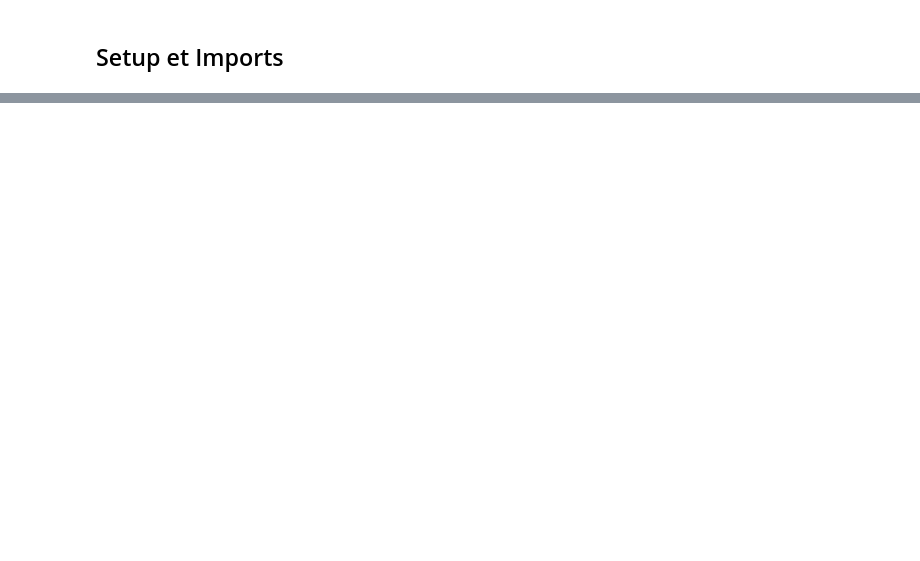
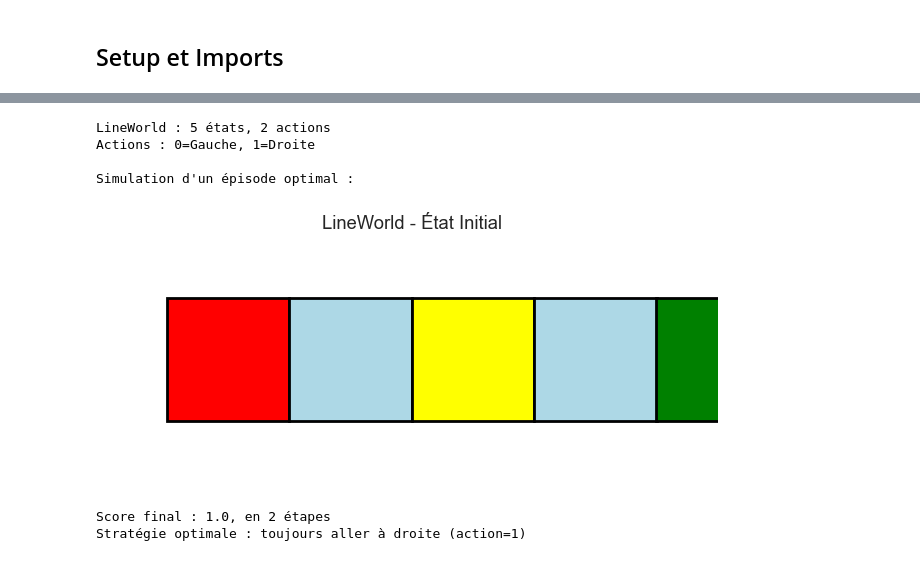
Before and after one commit to lseillier229/drl, a Jupyter notebook: experimental_report_notebook.ipynb, the cells around one changed output, grey strips where cells are left out. Saved outputs shown, nothing was run; the diff lists cells and outputs as text; code cells hidden in the pictures; blank space fills up the shorter version.

Commit message:
ajout notebook test

```diff
--- a/experimental_report_notebook.ipynb
+++ b/experimental_report_notebook.ipynb
@@ -74,17 +39,0 @@ print(f"\n🏁 Épisode terminé. Score final : {env.score()}")
-# %%
-# Démonstration GridWorld
-env = GridWorld()
-print(f"🏗️ GridWorld : {env.num_states()} états, {env.num_actions()} actions")
-print(f"Actions : 0=UP, 1=RIGHT, 2=DOWN, 3=LEFT")
-print(f"\nÉtat initial :")
-env.render()
-
-# Test d'une séquence d'actions
-actions = [1, 1, 1, 1, 2, 2, 2, 2]  # droite×4, bas×4
-print("Séquence d'actions : RIGHT×4, DOWN×4")
-for action in actions:
-    if not env.is_game_over():
-        env.step(action)
-
-print(f"\nÉtat final :")
-env.render()
@@ -603,0 +86,30 @@ print(f"\n🎯 MISSION ACCOMPLIE ! Le rapport expérimental est terminé.")
+# %%
+# Démonstration LineWorld
+env = LineWorld()
+print(f"LineWorld : {env.num_states()} états, {env.num_actions()} actions")
+print(f"Actions : 0=Gauche, 1=Droite")
+print(f"\nSimulation d'un épisode optimal :")
+
+env.reset()
+visualizer = EnvironmentVisualizer(env)
+visualizer.visualize_state()
+plt.title("LineWorld - État Initial")
+plt.show()
+
+# Stratégie optimale : toujours aller à droite
+steps = 0
+while not env.is_game_over() and steps < 10:
+    action = 1  # Droite
+    env.step(action)
+    steps += 1
+
+print(f"\nScore final : {env.score()}, en {steps} étapes")
+print(f"Stratégie optimale : toujours aller à droite (action=1)")
+# %% [output]
+LineWorld : 5 états, 2 actions
+Actions : 0=Gauche, 1=Droite
+
+Simulation d'un épisode optimal :
+[figure, added]
+Score final : 1.0, en 2 étapes
+Stratégie optimale : toujours aller à droite (action=1)
```
Also changed, not shown: parts of 61 cells of this notebook, 4 other files.
